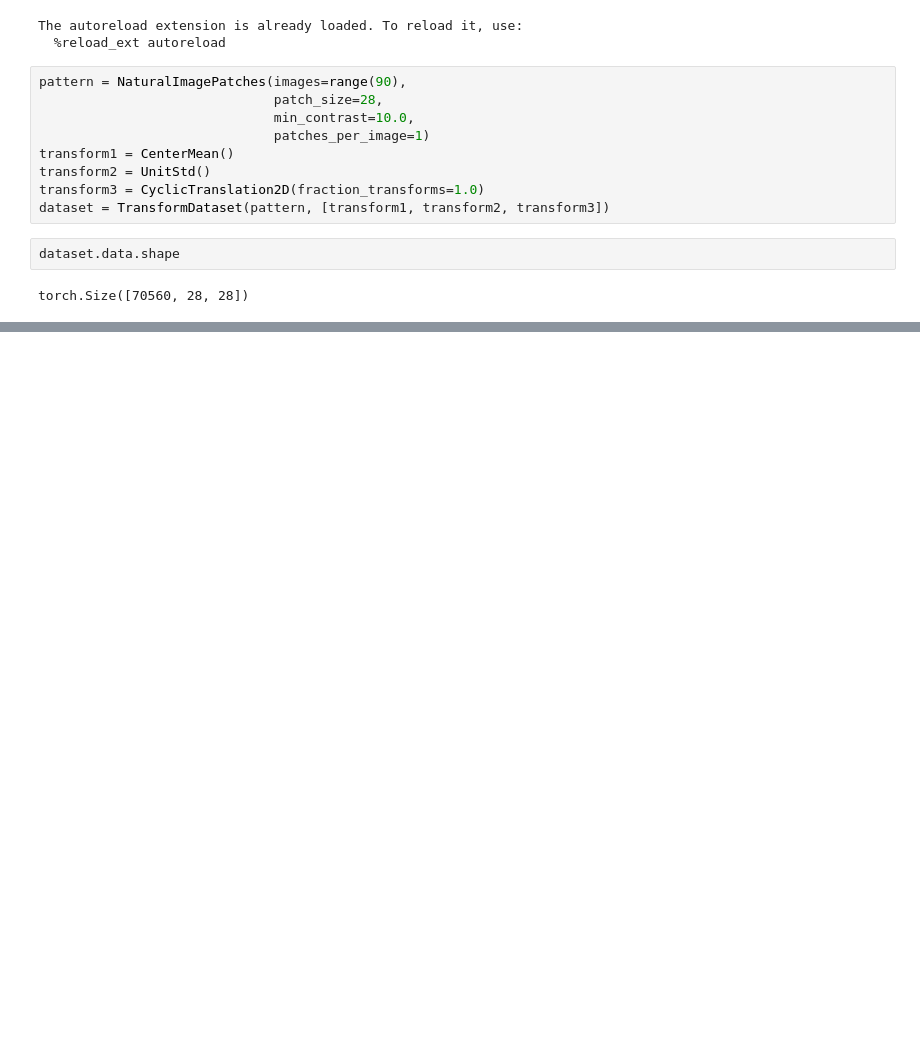
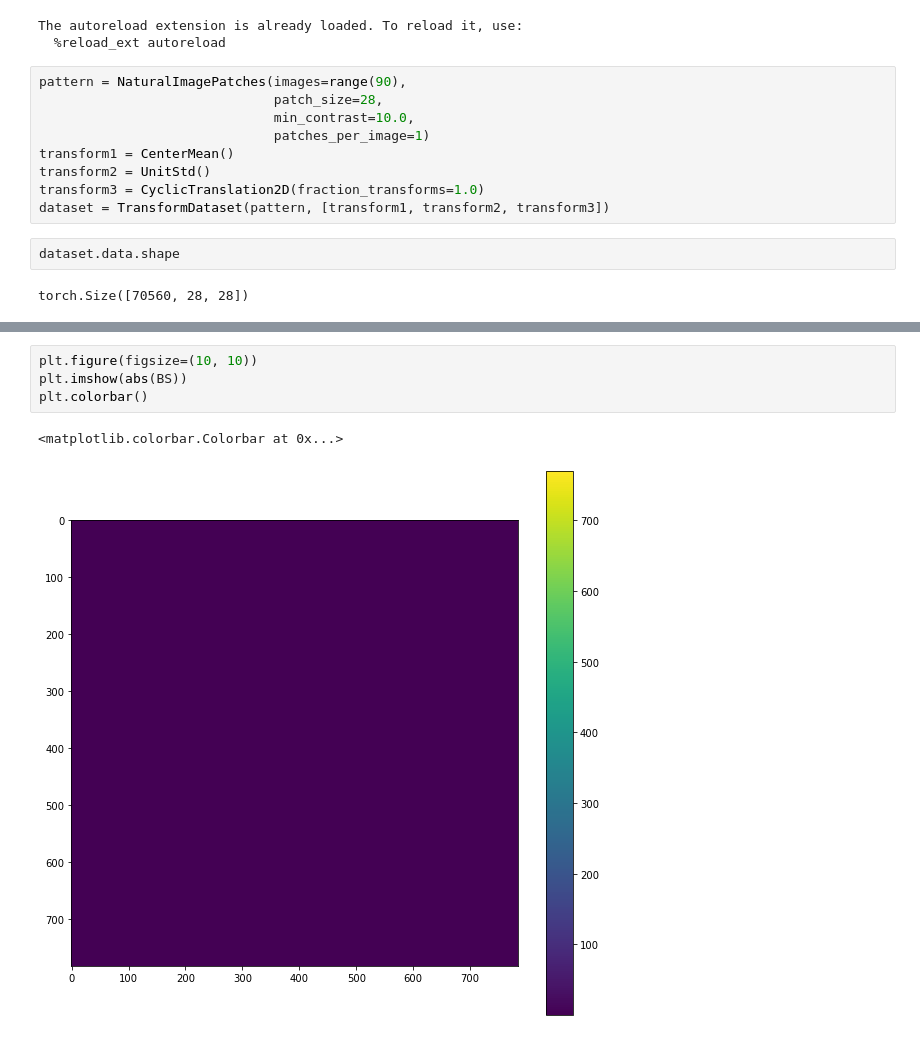
Before and after one commit to sophiaas/transform-datasets, a Jupyter notebook: notebooks/translating-natural-images.ipynb, the cells around one changed output, grey strips where cells are left out. Cells and saved outputs as stored; diff of their text form; blank space fills up the shorter version.

```diff
--- a/notebooks/translating-natural-images.ipynb
+++ b/notebooks/translating-natural-images.ipynb
@@ -35,0 +55,7 @@ svis.image_grid(dataset.data[::784][:100], cmap="Greys_r")
+# %%
+plt.figure(figsize=(10, 10))
+plt.imshow(abs(BS))
+plt.colorbar()
+# %% [output]
+<matplotlib.colorbar.Colorbar at 0x...>
+[figure, added]
```
Also changed, not shown: parts of 8 cells of this notebook, 3 other files.
